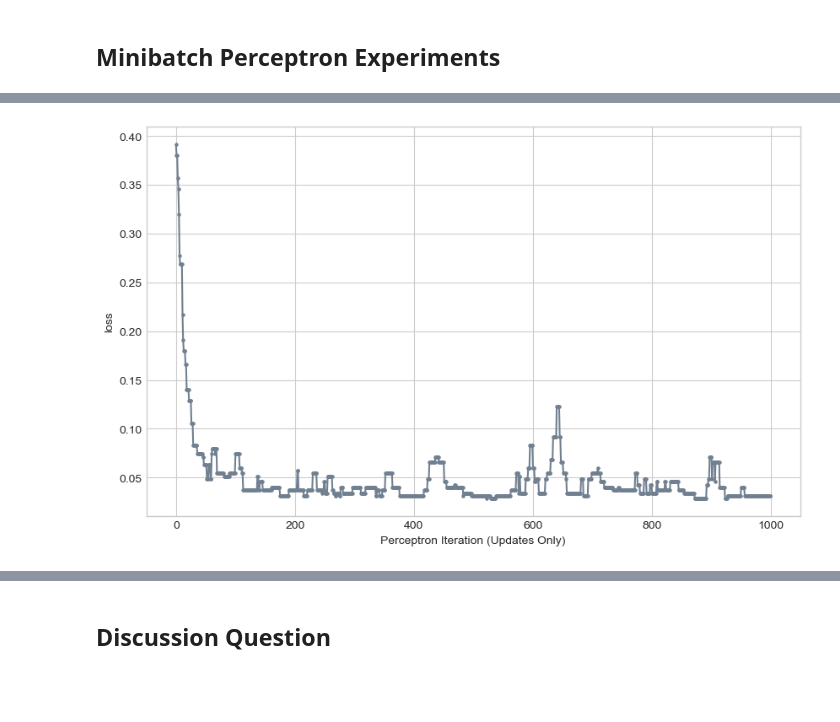
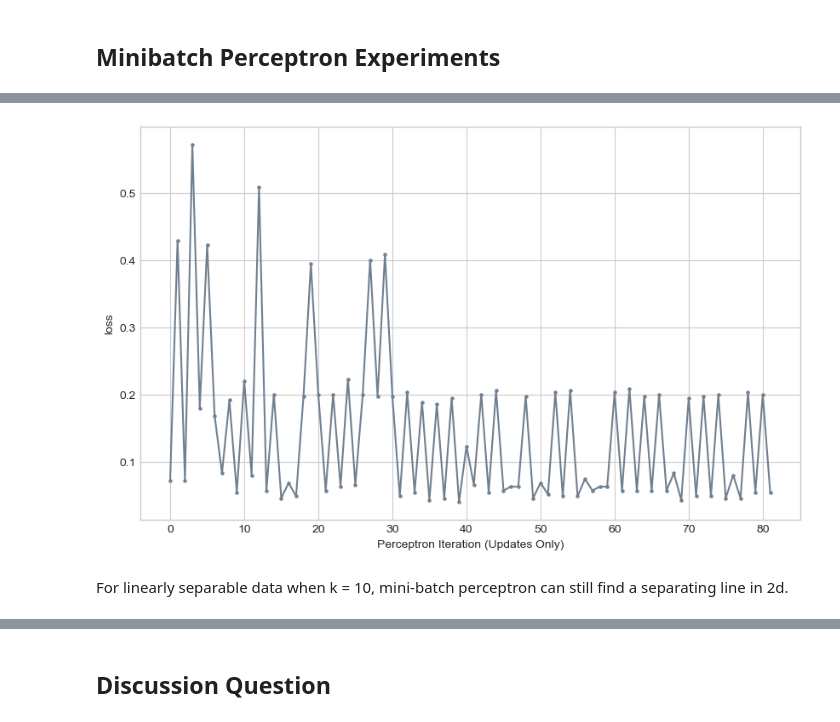
Before and after one commit to lfschweitzer/lfschweitzer.github.io, a Jupyter notebook: posts/post4/homework4.ipynb, the cells around one changed output, grey strips where cells are left out. Saved outputs shown, nothing was run; the diff lists cells and outputs as text; code cells hidden in the pictures; blank space fills up the shorter version.

```diff
--- a/posts/post4/homework4.ipynb
+++ b/posts/post4/homework4.ipynb
@@ -353,3 +411,5 @@ X, y = perceptron_data(n_points = 300, noise = 0.2)
+# %%
+X, y = perceptron_data_overlap()
 # %%
 torch.manual_seed(1234567)
 
@@ -400,10 +443,6 @@ r=tensor([0., 0., 0., 0., 0., 0.])
-# %%
-plt.style.use('seaborn-v0_8-whitegrid')
-plt.figure(figsize=(10, 6))
-
-
-plt.plot(loss_vec_mini, color = "slategrey")
-plt.scatter(torch.arange(len(loss_vec_mini)), loss_vec_mini, color = "slategrey", s=5)
-labs = plt.gca().set(xlabel = "Perceptron Iteration (Updates Only)", ylabel = "loss")
-# %% [output]
-[figure, removed]
+# %%
+plot_loss(loss_vec_mini)
+# %% [output]
+[figure, added]
+# %% [markdown]
+For linearly separable data when k = 10, mini-batch perceptron can still find a separating line in 2d.
```
Also changed, not shown: parts of 36 cells of this notebook, 19 other files.
